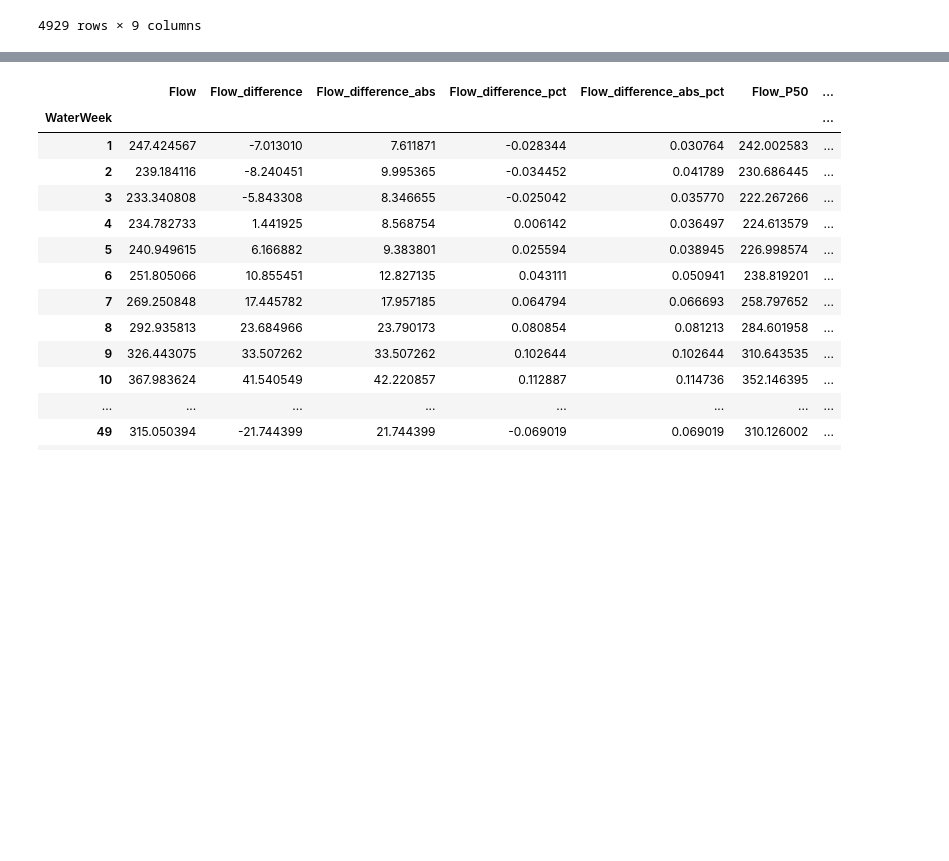
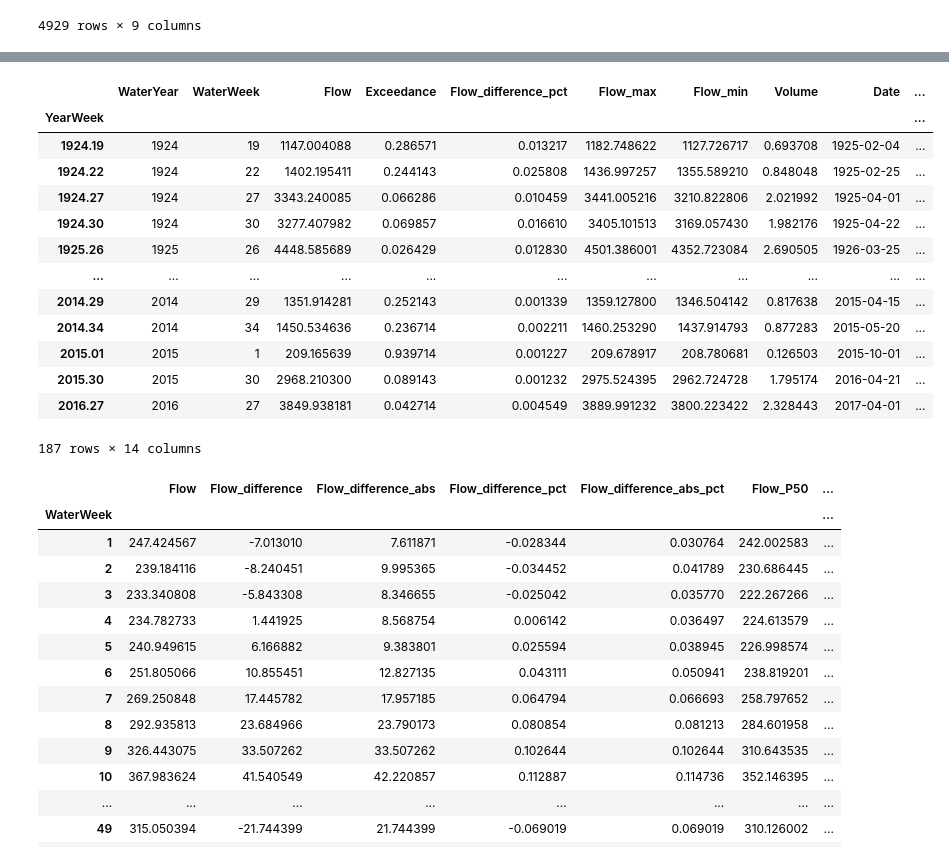
Before and after one commit to AndyFlem/ngonye-notepad, a Jupyter notebook: c_flow_data.ipynb, the cells around one changed output, grey strips where cells are left out. Drawn from its saved outputs; the diff is of its cells as text; code cells hidden in the pictures; blank space fills up the shorter version.

```diff
--- a/c_flow_data.ipynb
+++ b/c_flow_data.ipynb
@@ -554,3 +593,20 @@ weekly.loc[weekly['IsPeak']==True]
+# %%
+weekly.loc[weekly['IsPeak']==True]
+# %% [output]
+|  | WaterYear | WaterWeek | Flow | Exceedance | Flow_difference_pct | Flow_max | Flow_min | Volume | Date | ... |
+| YearWeek |  |  |  |  |  |  |  |  |  | ... |
+| 1924.19 | 1924 | 19 | 1147.004088 | 0.286571 | 0.013217 | 1182.748622 | 1127.726717 | 0.693708 | 1925-02-04 | ... |
+| 1924.22 | 1924 | 22 | 1402.195411 | 0.244143 | 0.025808 | 1436.997257 | 1355.589210 | 0.848048 | 1925-02-25 | ... |
+| 1924.27 | 1924 | 27 | 3343.240085 | 0.066286 | 0.010459 | 3441.005216 | 3210.822806 | 2.021992 | 1925-04-01 | ... |
+| 1924.30 | 1924 | 30 | 3277.407982 | 0.069857 | 0.016610 | 3405.101513 | 3169.057430 | 1.982176 | 1925-04-22 | ... |
+| 1925.26 | 1925 | 26 | 4448.585689 | 0.026429 | 0.012830 | 4501.386001 | 4352.723084 | 2.690505 | 1926-03-25 | ... |
+| ... | ... | ... | ... | ... | ... | ... | ... | ... | ... | ... |
+| 2014.29 | 2014 | 29 | 1351.914281 | 0.252143 | 0.001339 | 1359.127800 | 1346.504142 | 0.817638 | 2015-04-15 | ... |
+| 2014.34 | 2014 | 34 | 1450.534636 | 0.236714 | 0.002211 | 1460.253290 | 1437.914793 | 0.877283 | 2015-05-20 | ... |
+| 2015.01 | 2015 | 1 | 209.165639 | 0.939714 | 0.001227 | 209.678917 | 208.780681 | 0.126503 | 2015-10-01 | ... |
+| 2015.30 | 2015 | 30 | 2968.210300 | 0.089143 | 0.001232 | 2975.524395 | 2962.724728 | 1.795174 | 2016-04-21 | ... |
+| 2016.27 | 2016 | 27 | 3849.938181 | 0.042714 | 0.004549 | 3889.991232 | 3800.223422 | 2.328443 | 2017-04-01 | ... |
+187 rows × 14 columns
 # %%
 waterweeks=weekly[['Flow','Flow_difference','Flow_difference_abs']].groupby(["WaterWeek"]).mean()
 waterweeks['Flow_difference_pct']=waterweeks['Flow_difference']/waterweeks['Flow']
```
Also changed, not shown: parts of 3 cells of this notebook, 1 other file.
